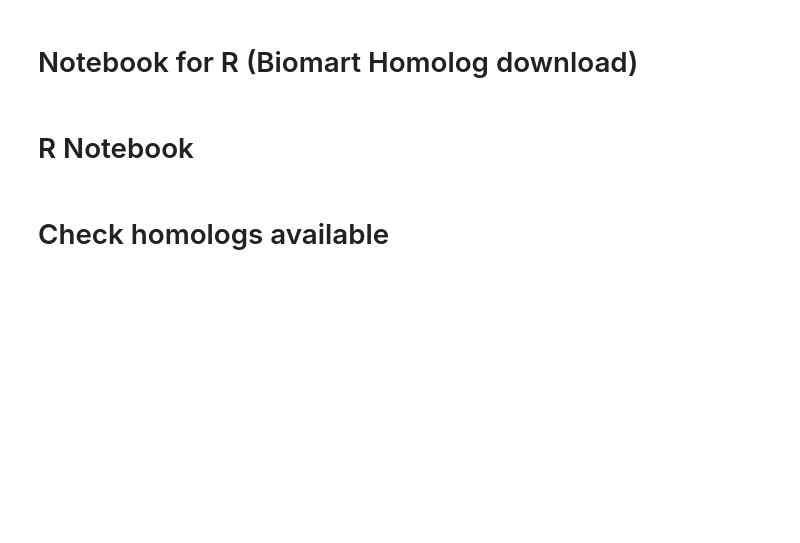
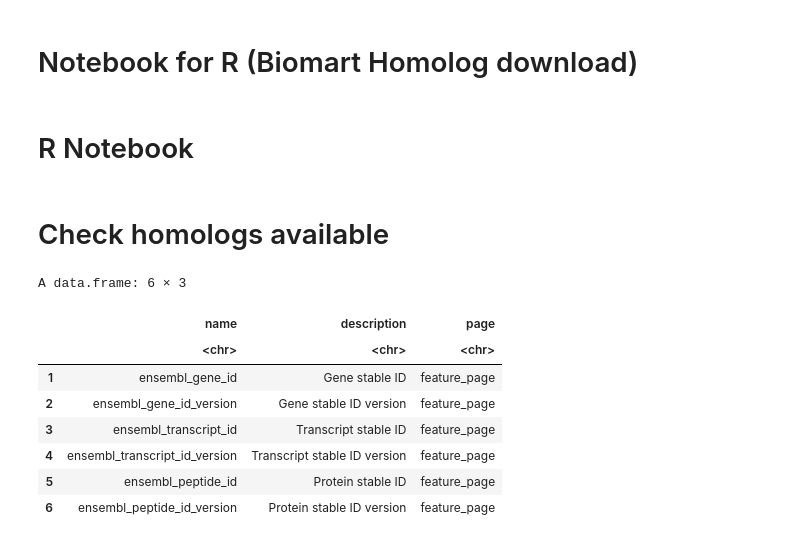
Before and after one commit to bioinfo-YCU/ConnectomeDB, a Jupyter notebook: R_test.ipynb, the cells around one changed output. Drawn from its saved outputs; the diff is of its cells as text; code cells hidden in the pictures; blank space fills up the shorter version.

```diff
--- a/R_test.ipynb
+++ b/R_test.ipynb
@@ -33,6 +33,13 @@ get_species_orthologs <- function(species_name) {
   readr::write_csv(final_result, paste0("data/",species_name, "_ID_biomart.csv"))
   return(final_result)
 }
+
+# Function to list available attributes for a given Ensembl species dataset
+list_species_attributes <- function(species_dataset) {
+  ensembl <- useMart("ensembl", dataset = species_dataset)
+  attributes <- listAttributes(ensembl)
+  return(attributes)
+}
 # %%
 # Chimp
 get_species_orthologs("ptroglodytes")
@@ -72,3 +79,16 @@ attributes_human <- listAttributes(ensembl_human)
 homologs_available <- attributes_human[grep("homolog_ensembl_gene", attributes_human$name), ]
 # %%
 readr::write_csv(homologs_available, paste0("data/","human_homologs", "_biomart.csv"))
+# %%
+human_attributes <- list_species_attributes("hsapiens_gene_ensembl")
+head(human_attributes)  # Show first few attributes
+# %% [output]
+A data.frame: 6 × 3
+|  | name | description | page |
+|  | <chr> | <chr> | <chr> |
+| 1 | ensembl_gene_id | Gene stable ID | feature_page |
+| 2 | ensembl_gene_id_version | Gene stable ID version | feature_page |
+| 3 | ensembl_transcript_id | Transcript stable ID | feature_page |
+| 4 | ensembl_transcript_id_version | Transcript stable ID version | feature_page |
+| 5 | ensembl_peptide_id | Protein stable ID | feature_page |
+| 6 | ensembl_peptide_id_version | Protein stable ID version | feature_page |
```
Also changed, not shown: 17 other files.
